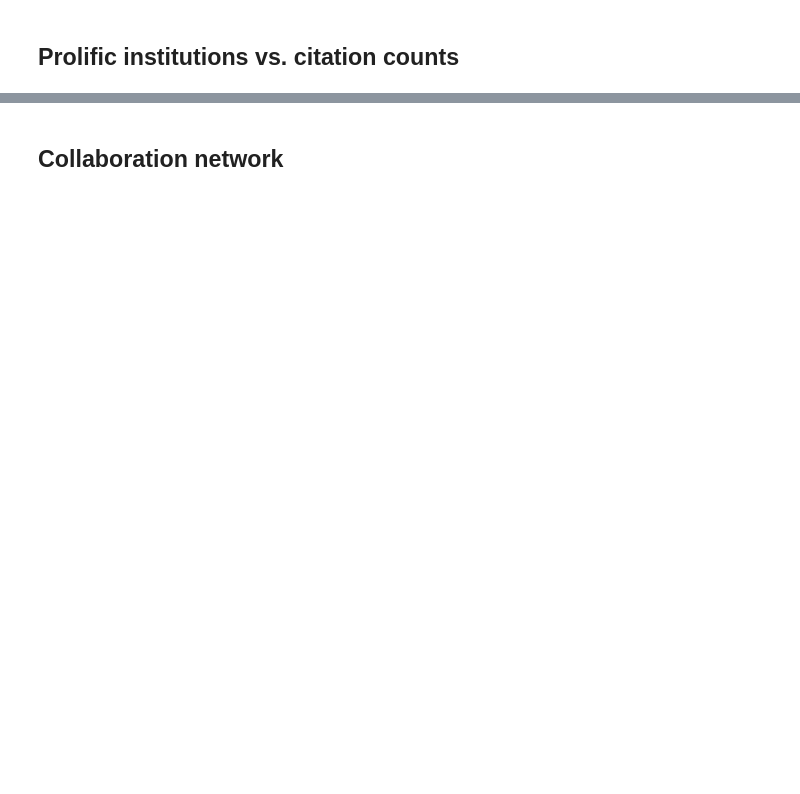
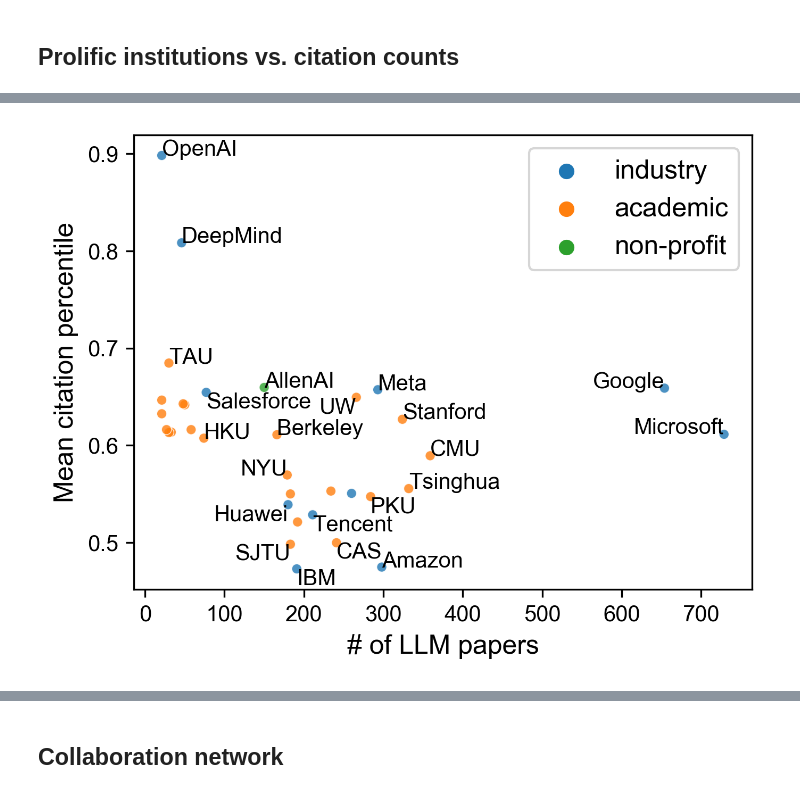
Before and after one commit to rmovva/LLM-publication-patterns-public, a Jupyter notebook: analysis/affiliation_analysis.ipynb, the cells around one changed output, grey strips where cells are left out. Drawn from its saved outputs; the diff is of its cells as text; code cells hidden in the pictures; blank space fills up the shorter version.

```diff
--- a/analysis/affiliation_analysis.ipynb
+++ b/analysis/affiliation_analysis.ipynb
@@ -272,0 +352,86 @@ plt.show()
+# %%
+from utils import domain_to_abbreviated_name, domain_to_very_short
+
+# Plot 'count_rank' vs 'total_citations_rank' on a scatterplot for institutions that are in the top 25 for either
+
+top_k = 20
+
+xaxis_col = 'count'
+yaxis_col = 'mean_citation_percentile'
+
+institutions_to_include = set(top_domains.sort_values(by=xaxis_col, ascending=False).head(20).domain)
+institutions_to_include.update(set(top_domains.sort_values(by=yaxis_col, ascending=False).head(20).domain))
+# institutions_to_include = set(top_domains[top_domains.affiliation_type == 'industry'].sort_values(by='count', ascending=False).head(top_k).domain)
+print(len(institutions_to_include))
+
+# # Subset institutions_to_include to only include industry domains
+# institutions_to_include = set([domain for domain in institutions_to_include if is_industry_domain(domain)])
+
+plot_df = top_domains[top_domains.domain.isin(institutions_to_include)].copy()
+
+plt.figure(figsize=(5, 3.7), dpi=300)
+
+ax = sns.scatterplot(x=xaxis_col, y=yaxis_col, data=plot_df, hue='affiliation_type', alpha=0.8, s=20)
+
+# # Label each point
+# # Adjustments for readability - this is for the count in top decile rank
+# align_left = ['USTC', 'NTU', 'HKUST', 'Alibaba', 'NYU', 'UIUC', 'Salesforce', 'AllenAI']
+# align_bottom = ['HKUST', 'USC', 'Tencent', 'AllenAI']
+# # Adjustments for readability - this is for total citation count
+include = ['OpenAI', 'DeepMind', 'Google', 'Microsoft', 'Salesforce', 'IBM', 'Meta',
+           'Amazon', 'Tencent', 'Huawei',
+           'AllenAI', 'NYU',
+           'Berkeley', 'Stanford', 'CMU', 'UW',
+           'Tsinghua', 'PKU', 'HKU', 'SJTU', 'CAS', 'TAU',
+           # 'USC', 'UIUC',
+           ]
+align_left = ['TTIC', 'SJTU', 'Huawei', 'NYU', 'Microsoft', 'USC', 'UIUC', 'MIT', 'UW', 'Google', '',]
+align_bottom = ['PKU', 'IBM', 'SJTU', 'USC', 'Salesforce', 'Tencent', 'CAS', 'Huawei', 'UW', ]
+
+for i, row in plot_df.iterrows():
+    try:
+        abbrev = domain_to_very_short[row['domain']]
+    except KeyError:
+        abbrev = row['domain']
+    if abbrev not in include:
+        continue
+    ha = 'left'
+    va = 'baseline'
+    if abbrev in align_left:
+        ha = 'right'
+    if abbrev in align_bottom:
+        va = 'top'
+    if abbrev == 'HKUST':
+        ha = 'center'
+    ax.text(row[xaxis_col], row[yaxis_col], abbrev, fontsize=10, ha=ha, va=va)
+
+# # Draw y = x line
+# plt.plot([0, 200],
+#          [0, 200],
+#          color='#888888', linewidth=0.5, linestyle='--')
+
+# Axes should be on log scale, but ticklabels should be on linear scale
+# ax.set_xscale('log')
+# ax.set_yscale('log')
+
+# # Set ticklabels to be linear, add more tick labels
+# ax.set_xticks([20, 50, 100, 200, 500])
+# ax.set_xticklabels([20, 50, 100, 200, 500])
+# ax.set_yticks([1, 2, 5, 10, 25, 50, 100, 200])
+# ax.set_yticklabels([1, 2, 5, 10, 25, 50, 100, 200])
+
+# # Reverse axes so that lower ranks are up and to the right
+# ax.set_ylim([0.8, 50])
+# ax.set_xlim(ax.get_xlim()[::-1])
+# ax.set_ylim(ax.get_ylim()[::-1])
+
+# Set axis labels
+plt.xlabel('# of LLM papers', fontsize=12)
+# plt.ylabel('Rank by # of papers in top 10% of citations', fontsize=12)
+plt.ylabel('Mean citation percentile', fontsize=12)
+
+plt.legend(fontsize=12)
+
+plt.savefig('./analysis/figures/affiliation_count_vs_citationpercentile.pdf', bbox_inches='tight', pad_inches=0.02, dpi=300)
+plt.show()
+# %% [output]
@@ -272,0 +439 @@ plt.show()
+[figure, added]
```
Also changed, not shown: parts of 25 cells of this notebook, 18 other files.
